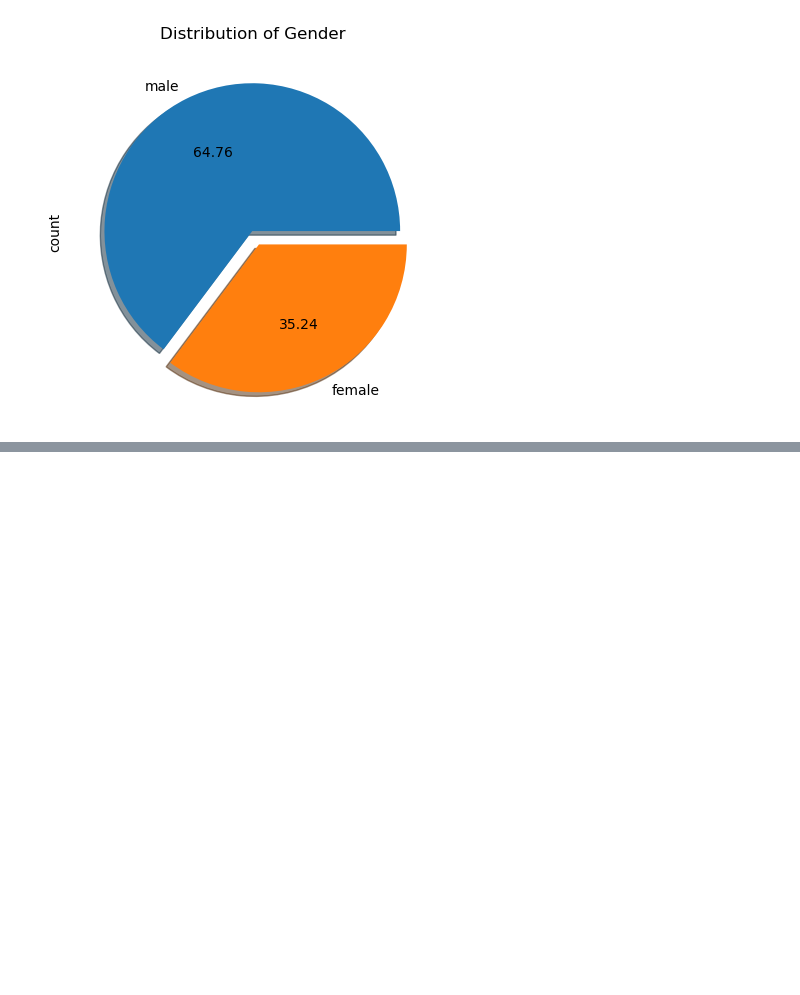
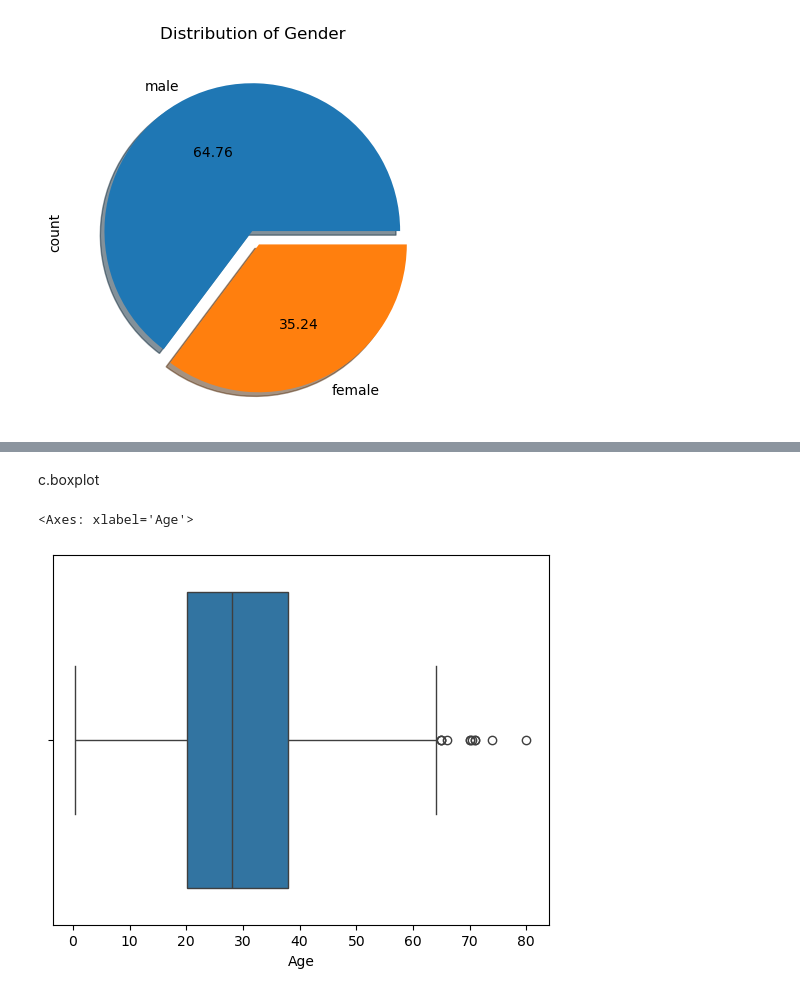
Before and after one commit to 07fahim/Python, a Jupyter notebook: Python/EDA Analysis/EDA using Univariate Analysis.ipynb, the cells around one changed output, grey strips where cells are left out. Drawn from its saved outputs; the diff is of its cells as text; code cells hidden in the pictures; blank space fills up the shorter version.

```diff
--- a/Python/EDA Analysis/EDA using Univariate Analysis.ipynb
+++ b/Python/EDA Analysis/EDA using Univariate Analysis.ipynb
@@ -82,0 +99,7 @@ dataset['Sex'].value_counts().plot(kind='pie', autopct='%.2f', title='Distributi
+# %% [markdown]
+c.boxplot
+# %%
+sns.boxplot(x=dataset['Age'],data=dataset)
+# %% [output]
+<Axes: xlabel='Age'>
+[figure, added]
```
Also changed, not shown: parts of 5 cells of this notebook.
